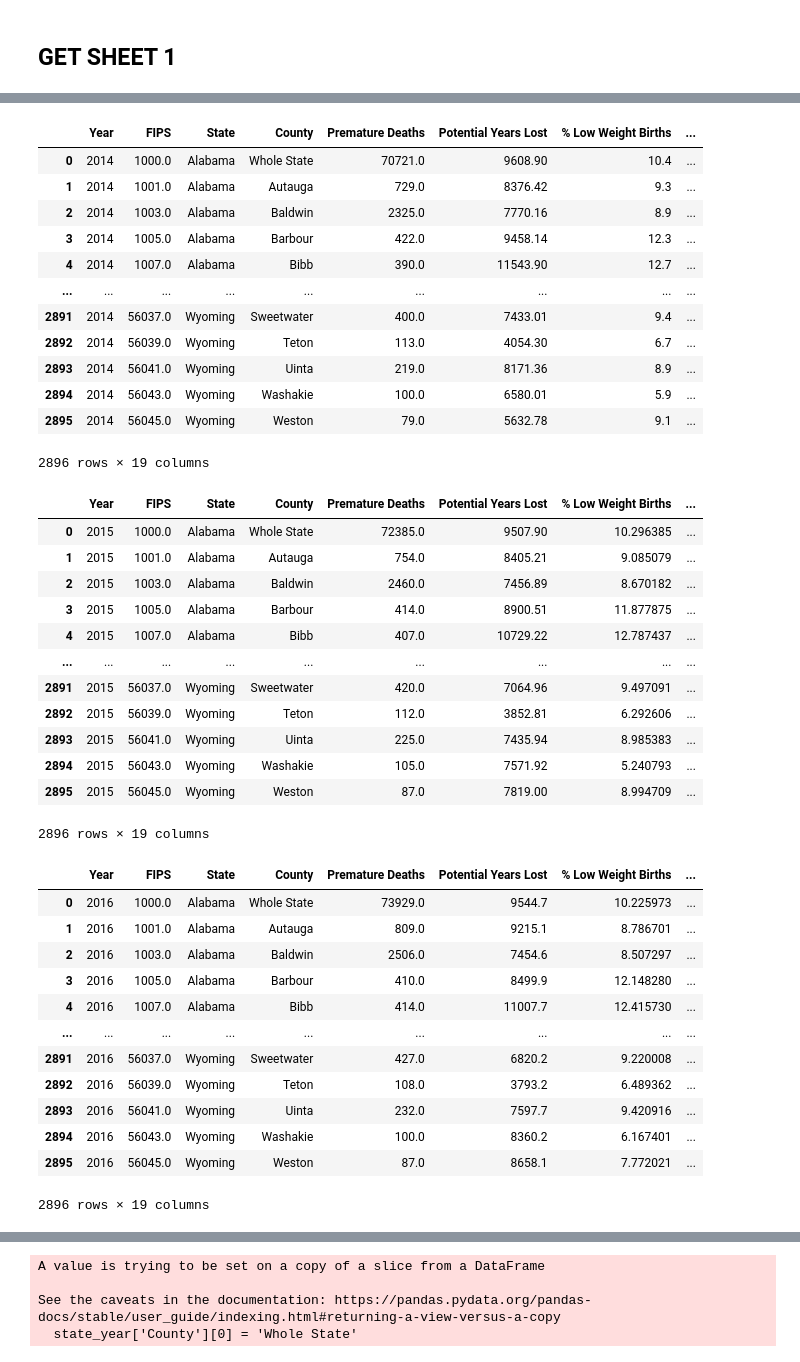
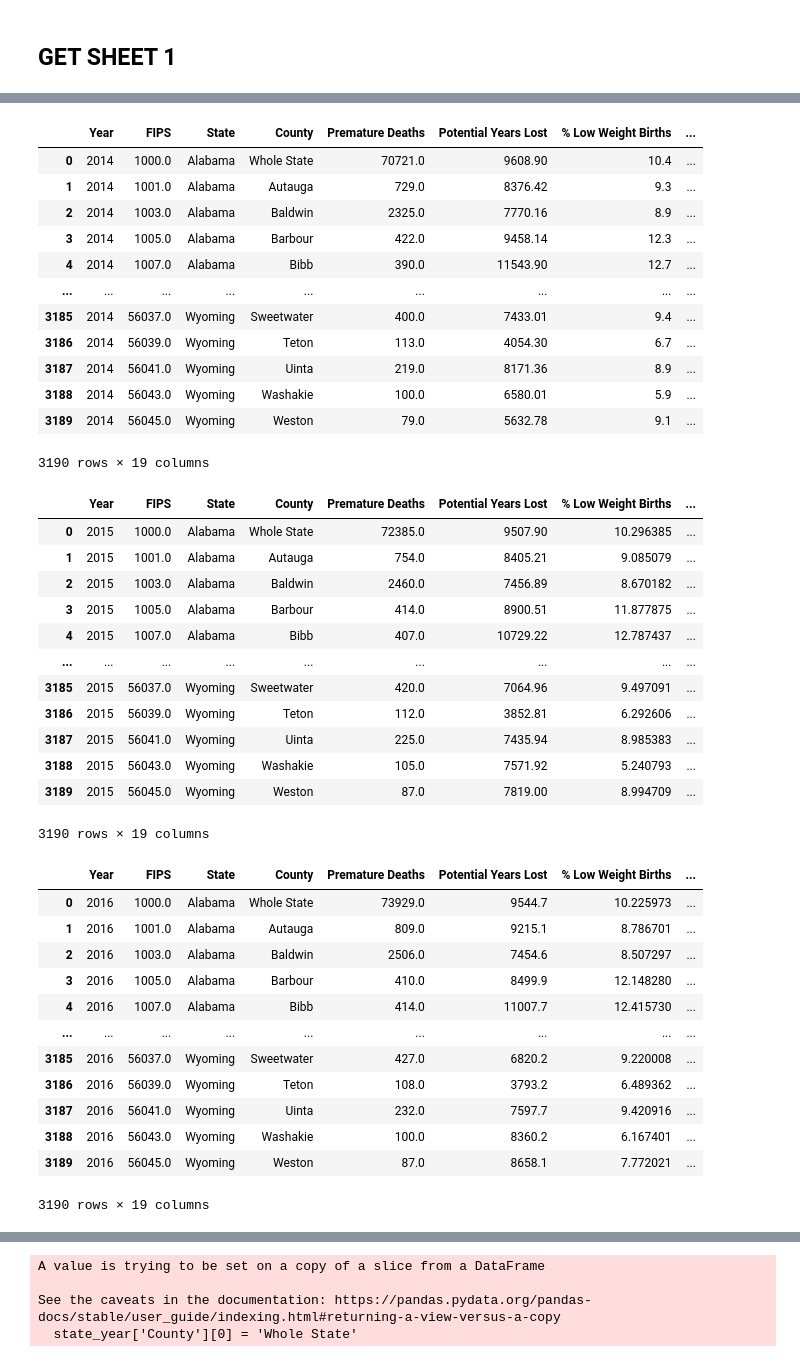
Before and after one commit to rhiannz/drugs, a Jupyter notebook: Data/Features/County_Health_Rankings_Raw_Data/scrapeload_countyhealth.ipynb, the cells around one changed output, grey strips where cells are left out. Drawn from its saved outputs; the diff is of its cells as text; code cells hidden in the pictures.

Commit message:
adding Iowa, Illinois, Indiana :,c

```diff
--- a/Data/Features/County_Health_Rankings_Raw_Data/scrapeload_countyhealth.ipynb
+++ b/Data/Features/County_Health_Rankings_Raw_Data/scrapeload_countyhealth.ipynb
@@ -52,9 +139,10 @@ KeyError: "['% Excessive Drinking', 'MV morality rate', 'AGFR', 'PSED'] not in i
 # %%
-#### READ IN 2011 ####
-# no District of Columbia ***
+#### READ IN 2013 ####
+# took out Hawaii ***rectified
 states_full = ['Alabama', 'Alaska', 'Arizona', 'Arkansas', 'California', 'Colorado', 'Connecticut',
-               'Delaware', 'Florida', 'Georgia', 'Hawaii',
-               'Idaho', 'Kansas', 'Kentucky', 'Louisiana', 'Maine', 'Maryland',
+               'Delaware', 'Florida', 'Georgia',
+               'Idaho', 'Illinois', 'Indiana', 'Iowa',
+               'Kansas', 'Kentucky', 'Louisiana', 'Maine', 'Maryland',
                'Massachusetts', 'Michigan', 'Minnesota', 'Mississippi', 'Missouri',
                'Montana', 'Nebraska', 'Nevada', 'New Hampshire', 'New Jersey',
                'New Mexico', 'New York', 'North Carolina', 'North Dakota', 'Ohio',
@@ -62,19 +150,18 @@ states_full = ['Alabama', 'Alaska', 'Arizona', 'Arkansas', 'California', 'Colora
                'South Dakota', 'Tennessee', 'Texas', 'Utah', 'Vermont', 'Virginia',
                'Washington', 'West Virginia', 'Wisconsin', 'Wyoming']
 
-health2011 = pd.DataFrame()
+health2013 = pd.DataFrame()
 
 for i in states_full:
-    filename = r"2011 County Health Ranking {} Data - v4.xls".format(i)
-
+    filename = r"2013 County Health Ranking {} Data - v1_0.xls".format(i)
     xls = pd.ExcelFile(filename)
-    sheet = xls.parse(3, header = 1)
+    sheet = xls.parse(4, header = 1)
 
     state_year = sheet[['FIPS', 'State', 'County', 'Deaths',
                         'YPLL Rate', '% LBW',
                         '% Smokers', '% Obese', '% Excessive Drinking',
-                        'MV mortality rate', 'Teen Birth Rate', '% Uninsured',
-                        'PCP Rate.1', 'AFGR', 'PSED',
+                        'MV Mortality Rate', 'Teen Birth Rate', '% Uninsured',
+                        'PCP Rate', 'AFGR', '# Some College',
                         '% Children in Poverty',
                         '% Single-Parent Households', 'Violent Crime Rate']]
 
@@ -88,13 +175,13 @@ for i in states_full:
 
     state_year = state_year.dropna(axis = 0, how ='all') # drop rows where all values are missing
 
-    state_year.insert(0, "Year", 2011) # add the year
+    state_year.insert(0, "Year", 2013) # add the year
 
     # Label total County value
     state_year['County'][0] = 'Whole State'
 
     # append each year's spatial df to the ones we already made
-    health2011 = pd.concat([health2011, state_year]).reset_index(drop=True)
+    health2013 = pd.concat([health2013, state_year]).reset_index(drop=True)
 
-health2011
+# health2013
 # %% [output]
@@ -276,8 +241,9 @@ health2013
 # %%
 #### READ IN 2014 ####
 states_full = ['Alabama', 'Alaska', 'Arizona', 'Arkansas', 'California', 'Colorado', 'Connecticut',
-               'Delaware', 'District of Columbia', 'Florida', 'Georgia', 'Hawaii',
-               'Idaho', 'Kansas', 'Kentucky', 'Louisiana', 'Maine', 'Maryland',
+               'Delaware', 'Florida', 'Georgia', 'Hawaii',
+               'Idaho', 'Illinois', 'Indiana', 'Iowa',
+               'Kansas', 'Kentucky', 'Louisiana', 'Maine', 'Maryland',
                'Massachusetts', 'Michigan', 'Minnesota', 'Mississippi', 'Missouri',
                'Montana', 'Nebraska', 'Nevada', 'New Hampshire', 'New Jersey',
                'New Mexico', 'New York', 'North Carolina', 'North Dakota', 'Ohio',
@@ -304,44 +270,45 @@ for i in states_full:
                         '% Single-Parent Households', 'Violent Crime Rate']]
 
     state_year.columns = ['FIPS', 'State', 'County', 'Premature Deaths',
                           'Potential Years Lost', '% Low Weight Births',
                           '% Smokers', '% Adults Obsese', '% Excessive Drinking',
                           'Vehicle Crash Death Rate', 'Teen Birth Rate', '% Uninsured',
                           'PrimCarePhys per 100k', 'HS Grad Rate', '% College Edu',
                           '% Children in Poverty',
                           '% 1PHH', 'Violent Crime Rate']
 
 
     state_year = state_year.dropna(axis = 0, how ='all') # drop rows where all values are missing
 
     state_year.insert(0, "Year", 2014) # add the year
 
     # Label total County value
     state_year['County'][0] = 'Whole State'
 
     # append each year's spatial df to the ones we already made
     health2014 = pd.concat([health2014, state_year]).reset_index(drop=True)
 
 health2014
 # %% [output]
 |  | Year | FIPS | State | County | Premature Deaths | Potential Years Lost | % Low Weight Births | ... |
 | 0 | 2014 | 1000.0 | Alabama | Whole State | 70721.0 | 9608.90 | 10.4 | ... |
 | 1 | 2014 | 1001.0 | Alabama | Autauga | 729.0 | 8376.42 | 9.3 | ... |
 | 2 | 2014 | 1003.0 | Alabama | Baldwin | 2325.0 | 7770.16 | 8.9 | ... |
 | 3 | 2014 | 1005.0 | Alabama | Barbour | 422.0 | 9458.14 | 12.3 | ... |
 | 4 | 2014 | 1007.0 | Alabama | Bibb | 390.0 | 11543.90 | 12.7 | ... |
 | ... | ... | ... | ... | ... | ... | ... | ... | ... |
-| 2891 | 2014 | 56037.0 | Wyoming | Sweetwater | 400.0 | 7433.01 | 9.4 | ... |
-| 2892 | 2014 | 56039.0 | Wyoming | Teton | 113.0 | 4054.30 | 6.7 | ... |
-| 2893 | 2014 | 56041.0 | Wyoming | Uinta | 219.0 | 8171.36 | 8.9 | ... |
-| 2894 | 2014 | 56043.0 | Wyoming | Washakie | 100.0 | 6580.01 | 5.9 | ... |
-| 2895 | 2014 | 56045.0 | Wyoming | Weston | 79.0 | 5632.78 | 9.1 | ... |
+| 3185 | 2014 | 56037.0 | Wyoming | Sweetwater | 400.0 | 7433.01 | 9.4 | ... |
+| 3186 | 2014 | 56039.0 | Wyoming | Teton | 113.0 | 4054.30 | 6.7 | ... |
+| 3187 | 2014 | 56041.0 | Wyoming | Uinta | 219.0 | 8171.36 | 8.9 | ... |
+| 3188 | 2014 | 56043.0 | Wyoming | Washakie | 100.0 | 6580.01 | 5.9 | ... |
+| 3189 | 2014 | 56045.0 | Wyoming | Weston | 79.0 | 5632.78 | 9.1 | ... |
-2896 rows × 19 columns
+3190 rows × 19 columns
 # %%
 #### READ IN 2015 ####
 states_full = ['Alabama', 'Alaska', 'Arizona', 'Arkansas', 'California', 'Colorado', 'Connecticut',
-               'Delaware', 'District of Columbia', 'Florida', 'Georgia', 'Hawaii',
-               'Idaho', 'Kansas', 'Kentucky', 'Louisiana', 'Maine', 'Maryland',
+               'Delaware', 'Florida', 'Georgia', 'Hawaii',
+               'Idaho', 'Illinois', 'Indiana', 'Iowa',
+               'Kansas', 'Kentucky', 'Louisiana', 'Maine', 'Maryland',
                'Massachusetts', 'Michigan', 'Minnesota', 'Mississippi', 'Missouri',
                'Montana', 'Nebraska', 'Nevada', 'New Hampshire', 'New Jersey',
                'New Mexico', 'New York', 'North Carolina', 'North Dakota', 'Ohio',
@@ -392,17 +359,18 @@ health2015
 | 3 | 2015 | 1005.0 | Alabama | Barbour | 414.0 | 8900.51 | 11.877875 | ... |
 | 4 | 2015 | 1007.0 | Alabama | Bibb | 407.0 | 10729.22 | 12.787437 | ... |
 | ... | ... | ... | ... | ... | ... | ... | ... | ... |
-| 2891 | 2015 | 56037.0 | Wyoming | Sweetwater | 420.0 | 7064.96 | 9.497091 | ... |
-| 2892 | 2015 | 56039.0 | Wyoming | Teton | 112.0 | 3852.81 | 6.292606 | ... |
-| 2893 | 2015 | 56041.0 | Wyoming | Uinta | 225.0 | 7435.94 | 8.985383 | ... |
-| 2894 | 2015 | 56043.0 | Wyoming | Washakie | 105.0 | 7571.92 | 5.240793 | ... |
-| 2895 | 2015 | 56045.0 | Wyoming | Weston | 87.0 | 7819.00 | 8.994709 | ... |
+| 3185 | 2015 | 56037.0 | Wyoming | Sweetwater | 420.0 | 7064.96 | 9.497091 | ... |
+| 3186 | 2015 | 56039.0 | Wyoming | Teton | 112.0 | 3852.81 | 6.292606 | ... |
+| 3187 | 2015 | 56041.0 | Wyoming | Uinta | 225.0 | 7435.94 | 8.985383 | ... |
+| 3188 | 2015 | 56043.0 | Wyoming | Washakie | 105.0 | 7571.92 | 5.240793 | ... |
+| 3189 | 2015 | 56045.0 | Wyoming | Weston | 87.0 | 7819.00 | 8.994709 | ... |
-2896 rows × 19 columns
+3190 rows × 19 columns
 # %%
 #### READ IN 2016 ####
 states_full = ['Alabama', 'Alaska', 'Arizona', 'Arkansas', 'California', 'Colorado', 'Connecticut',
-               'Delaware', 'District of Columbia', 'Florida', 'Georgia', 'Hawaii',
-               'Idaho', 'Kansas', 'Kentucky', 'Louisiana', 'Maine', 'Maryland',
+               'Delaware', 'Florida', 'Georgia', 'Hawaii',
+               'Idaho', 'Illinois', 'Indiana', 'Iowa',
+               'Kansas', 'Kentucky', 'Louisiana', 'Maine', 'Maryland',
                'Massachusetts', 'Michigan', 'Minnesota', 'Mississippi', 'Missouri',
                'Montana', 'Nebraska', 'Nevada', 'New Hampshire', 'New Jersey',
                'New Mexico', 'New York', 'North Carolina', 'North Dakota', 'Ohio',
@@ -453,12 +421,12 @@ health2016
 | 3 | 2016 | 1005.0 | Alabama | Barbour | 410.0 | 8499.9 | 12.148280 | ... |
 | 4 | 2016 | 1007.0 | Alabama | Bibb | 414.0 | 11007.7 | 12.415730 | ... |
 | ... | ... | ... | ... | ... | ... | ... | ... | ... |
-| 2891 | 2016 | 56037.0 | Wyoming | Sweetwater | 427.0 | 6820.2 | 9.220008 | ... |
-| 2892 | 2016 | 56039.0 | Wyoming | Teton | 108.0 | 3793.2 | 6.489362 | ... |
-| 2893 | 2016 | 56041.0 | Wyoming | Uinta | 232.0 | 7597.7 | 9.420916 | ... |
-| 2894 | 2016 | 56043.0 | Wyoming | Washakie | 100.0 | 8360.2 | 6.167401 | ... |
-| 2895 | 2016 | 56045.0 | Wyoming | Weston | 87.0 | 8658.1 | 7.772021 | ... |
+| 3185 | 2016 | 56037.0 | Wyoming | Sweetwater | 427.0 | 6820.2 | 9.220008 | ... |
+| 3186 | 2016 | 56039.0 | Wyoming | Teton | 108.0 | 3793.2 | 6.489362 | ... |
+| 3187 | 2016 | 56041.0 | Wyoming | Uinta | 232.0 | 7597.7 | 9.420916 | ... |
+| 3188 | 2016 | 56043.0 | Wyoming | Washakie | 100.0 | 8360.2 | 6.167401 | ... |
+| 3189 | 2016 | 56045.0 | Wyoming | Weston | 87.0 | 8658.1 | 7.772021 | ... |
-2896 rows × 19 columns
+3190 rows × 19 columns
 # %%
 #### READ IN 2017 ####
 states_full = ['Alabama', 'Alaska', 'Arizona', 'Arkansas', 'California', 'Colorado', 'Connecticut',
```
Also changed, not shown: parts of 28 cells of this notebook, 7 other files.
